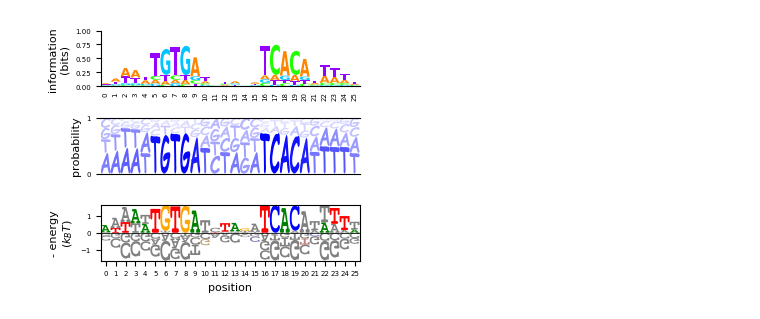
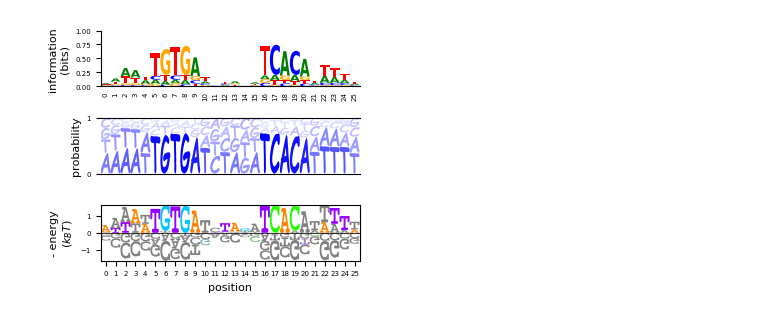
Before and after one commit to jbkinney/logomaker, a Jupyter notebook: figure_1.ipynb, the cells around one changed output. Saved outputs shown, nothing was run; the diff lists cells and outputs as text; code cells hidden in the pictures.

```diff
--- a/figure_1.ipynb
+++ b/figure_1.ipynb
@@ -25,7 +25,6 @@ logo1 = logomaker.make_logo(counts_mat,
                        font_family='sans-serif',
                        font_weight='bold',
                        logo_type='information',
-                       color_scheme='gist_rainbow',
                        logo_style='classic',
                        ylim=[0,1])
 
@@ -33,32 +32,32 @@ logo1 = logomaker.make_logo(counts_mat,
 logo2 = logomaker.make_logo(counts_mat,
                        font_family='fantasy',
                        font_weight='bold',
                        logo_type='probability',
                        color_scheme='blue',
                        logo_style='rails',
                        stack_order='small_on_top',
                        use_transparency=True)
 
 # Make energy logo
 logo3 = logomaker.make_logo(counts_mat,
                        font_family='Courier New',
                        font_weight='bold',
                        logo_type='energy',
                        neg_flip=True,
                        logo_style='everything',
-                       color_scheme='classic',
+                       color_scheme='gist_rainbow',
                        highlight_sequence = 'ATTAATGTGAGTTAGCTCACTCATTA',
                        highlight_facecolor = 'gray',
                        highlight_edgewidth = 0,
                        invert_highlight = True)
 
 # Draw logos
 fig, ax_list = plt.subplots(3, figsize=[3.3,2.8])
 logo1.draw(ax_list[0])
 logo2.draw(ax_list[1])
 logo3.draw(ax_list[2])
 
 fig.tight_layout(h_pad=2)
 fig.savefig('logos.pdf')
 # %% [output]
-[figure, old version]
+[figure, new version]
```
